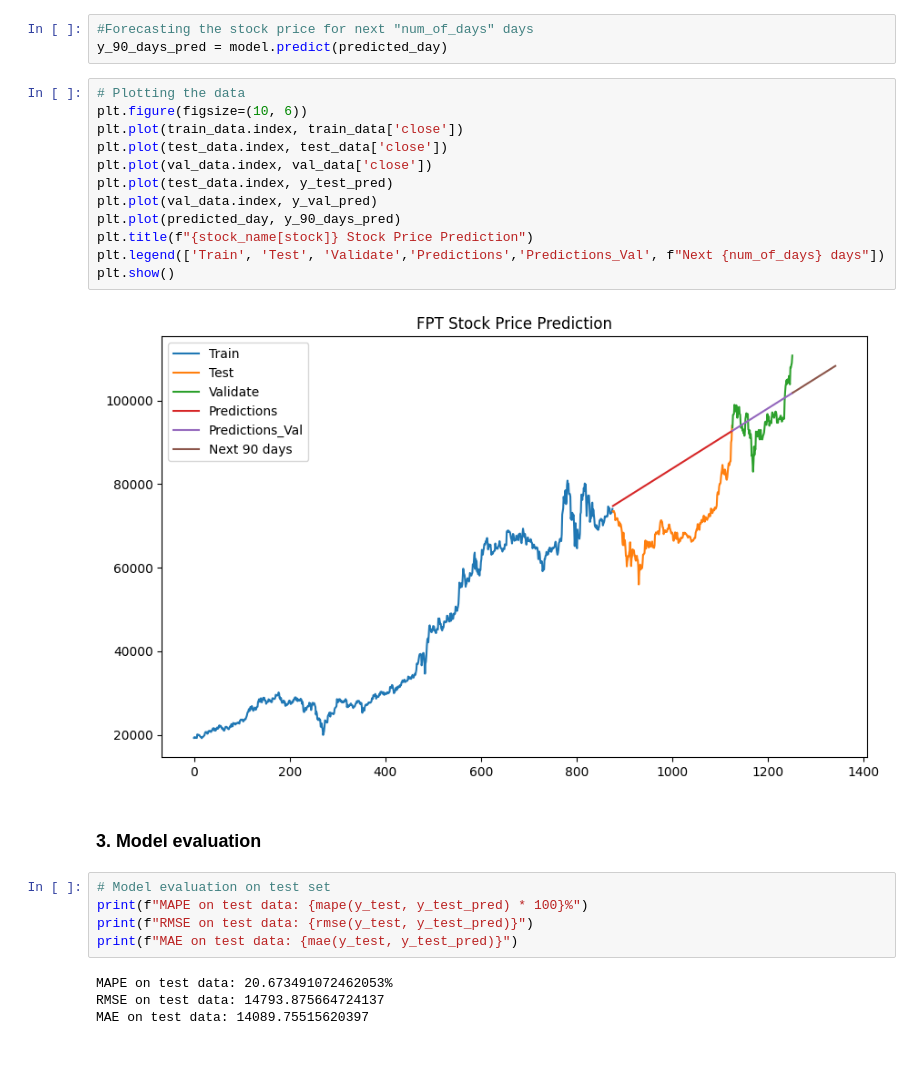
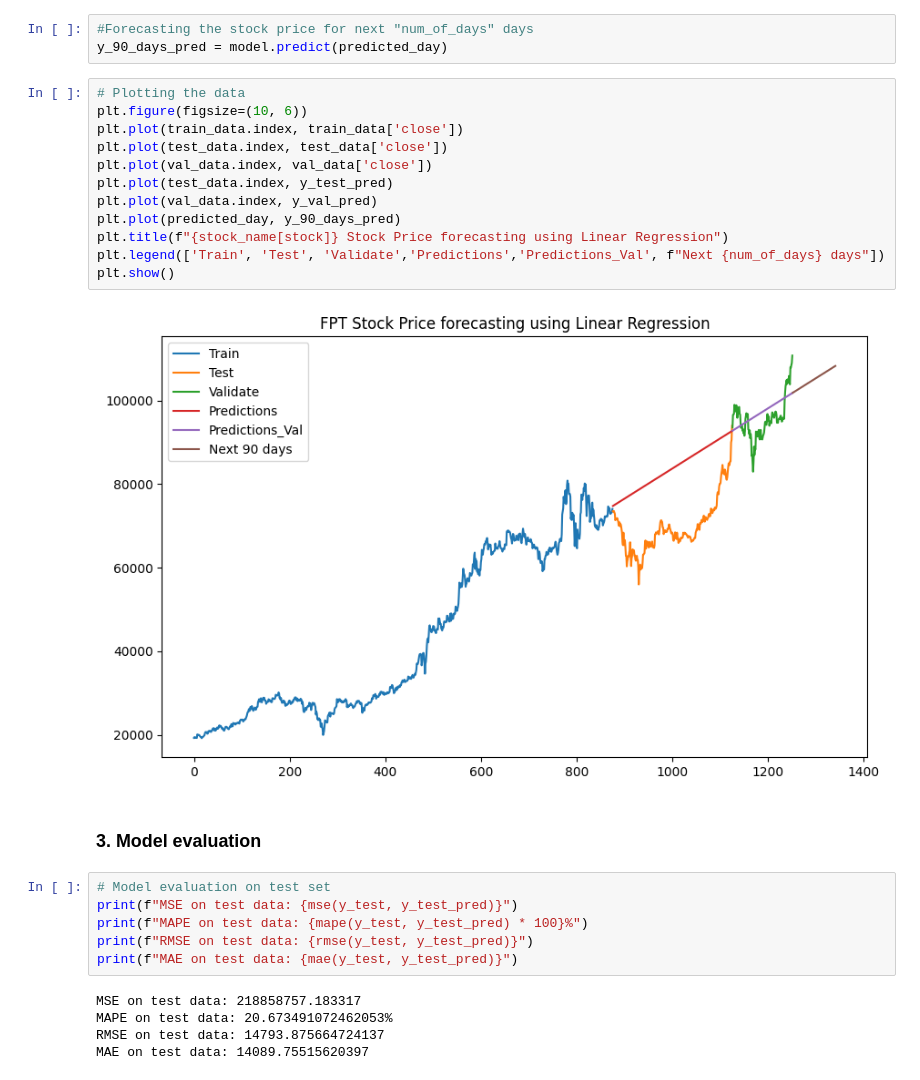
Before and after one commit to cawfee4/IS403_O22_HTCL_8, a Jupyter notebook: Model/LinearRegression/LinearRegression_FPT_721.ipynb, the cells around one changed output. Drawn from its saved outputs; the diff is of its cells as text.

```diff
--- a/Model/LinearRegression/LinearRegression_FPT_721.ipynb
+++ b/Model/LinearRegression/LinearRegression_FPT_721.ipynb
@@ -137,25 +137,27 @@ y_90_days_pred = model.predict(predicted_day)
 # %%
 # Plotting the data
 plt.figure(figsize=(10, 6))
 plt.plot(train_data.index, train_data['close'])
 plt.plot(test_data.index, test_data['close'])
 plt.plot(val_data.index, val_data['close'])
 plt.plot(test_data.index, y_test_pred)
 plt.plot(val_data.index, y_val_pred)
 plt.plot(predicted_day, y_90_days_pred)
-plt.title(f"{stock_name[stock]} Stock Price Prediction")
+plt.title(f"{stock_name[stock]} Stock Price forecasting using Linear Regression")
 plt.legend(['Train', 'Test', 'Validate','Predictions','Predictions_Val', f"Next {num_of_days} days"])
 plt.show()
 # %% [output]
-[figure, old version]
+[figure, new version]
 # %% [markdown]
 ### 3. Model evaluation
 # %%
 # Model evaluation on test set
+print(f"MSE on test data: {mse(y_test, y_test_pred)}")
 print(f"MAPE on test data: {mape(y_test, y_test_pred) * 100}%")
 print(f"RMSE on test data: {rmse(y_test, y_test_pred)}")
 print(f"MAE on test data: {mae(y_test, y_test_pred)}")
 # %% [output]
+MSE on test data: 218858757.183317
 MAPE on test data: 20.673491072462053%
 RMSE on test data: 14793.875664724137
 MAE on test data: 14089.75515620397
```
Also changed, not shown: parts of 4 cells of this notebook, 16 other files.
